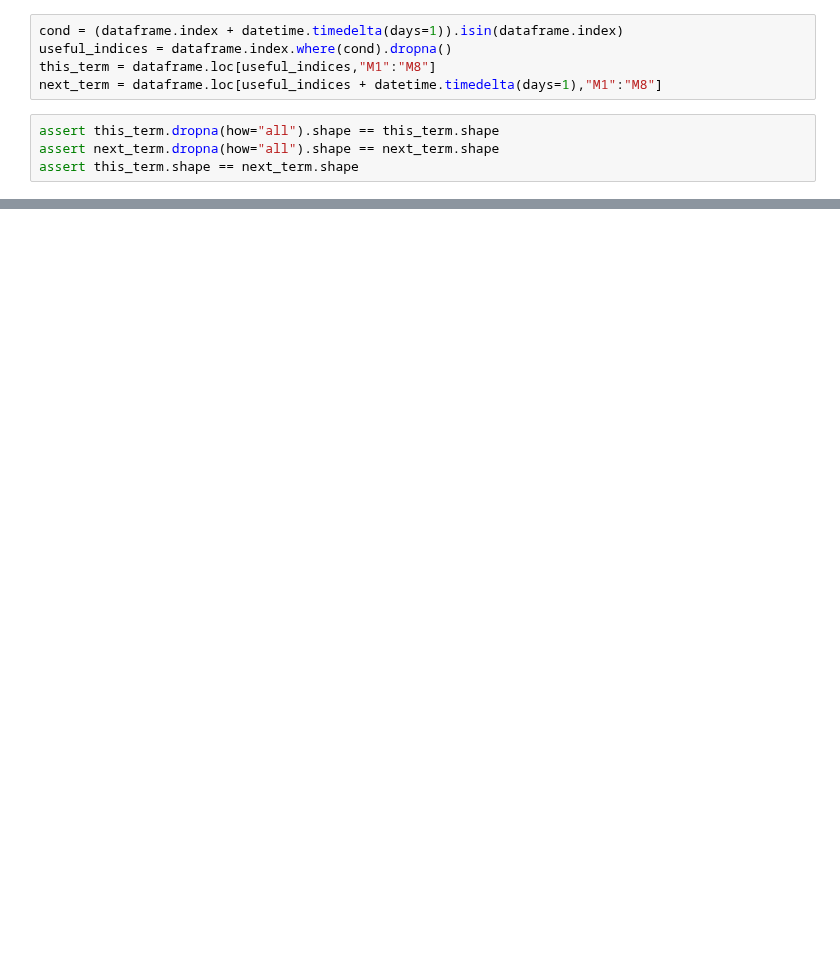
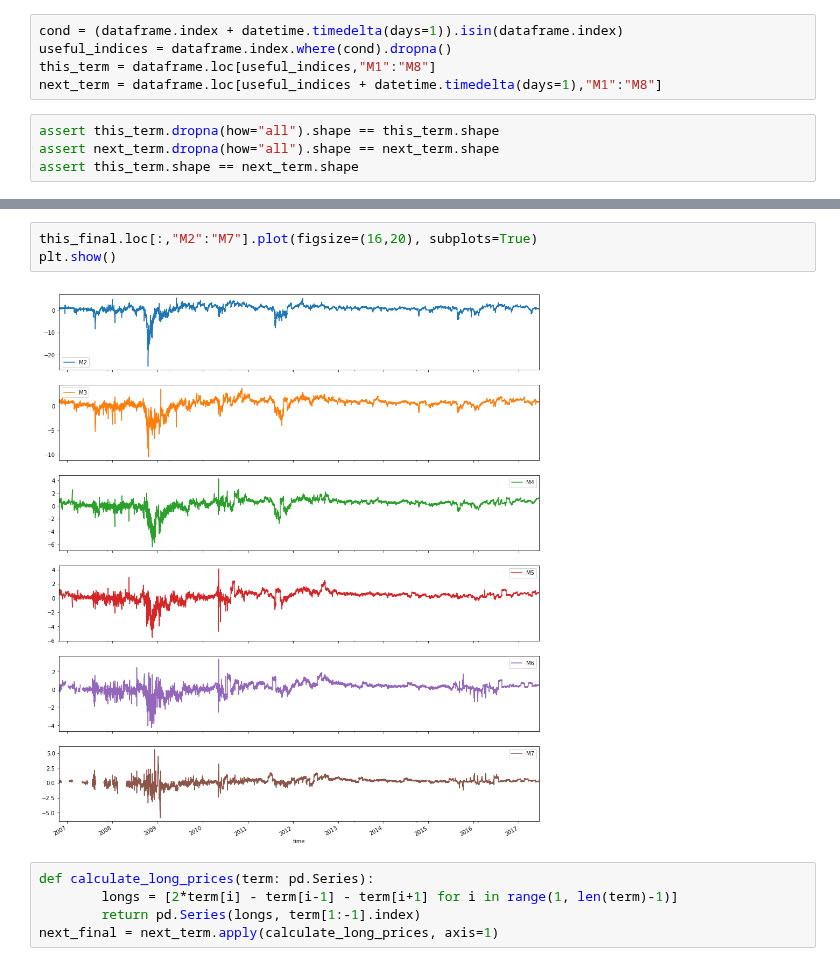
Before and after one commit to leyhline/vix-term-structure, a Jupyter notebook: overview-minutely.ipynb, the cells around one changed output, grey strips where cells are left out. Saved outputs shown, nothing was run; the diff lists cells and outputs as text; blank space fills up the shorter version.

```diff
--- a/overview-minutely.ipynb
+++ b/overview-minutely.ipynb
@@ -73,0 +78,10 @@ np.nanmean(np.square(next_term.values - this_term.values))
+# %%
+this_final.loc[:,"M2":"M7"].plot(figsize=(16,20), subplots=True)
+plt.show()
+# %% [output]
+[figure, added]
+# %%
+def calculate_long_prices(term: pd.Series):
+        longs = [2*term[i] - term[i-1] - term[i+1] for i in range(1, len(term)-1)]
+        return pd.Series(longs, term[1:-1].index)
+next_final = next_term.apply(calculate_long_prices, axis=1)
```
Also changed, not shown: parts of 9 cells of this notebook, 1 other file.
